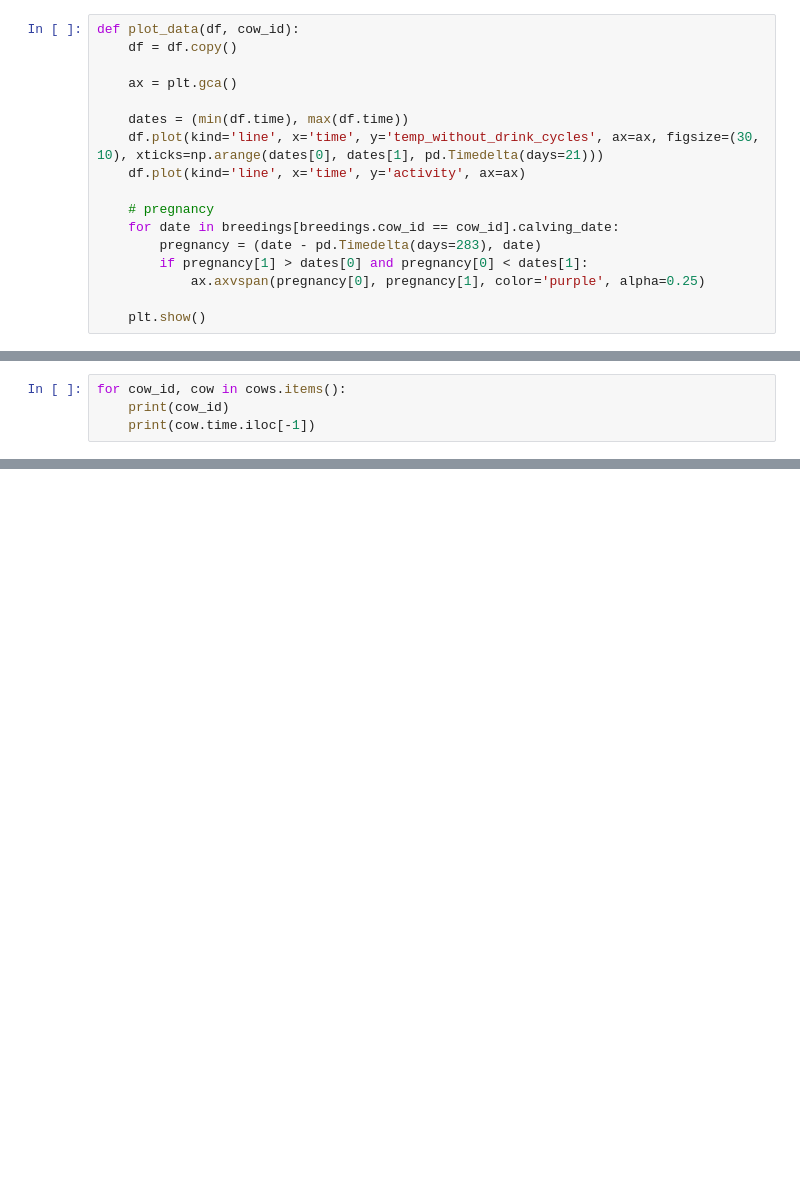
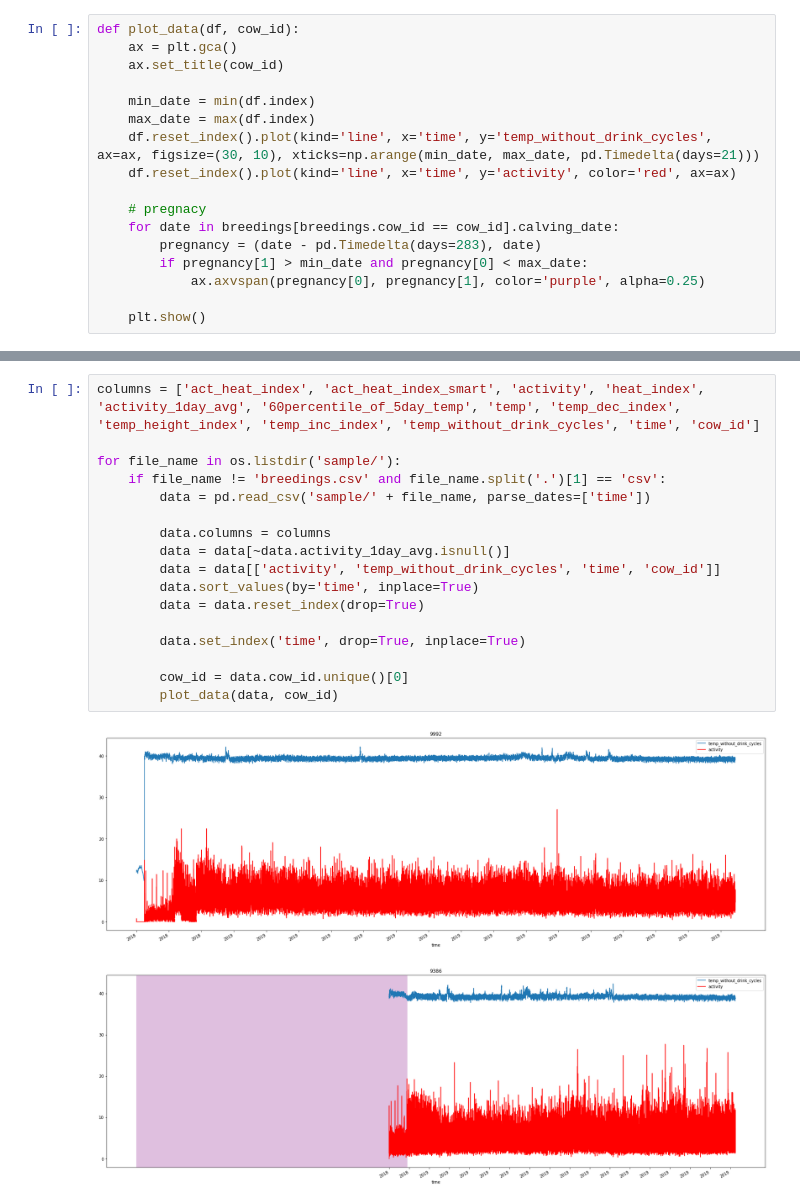
Before and after one commit to AbbyB/CowEstrus, a Jupyter notebook: data_cleaning_real_data.ipynb, the cells around one changed output, grey strips where cells are left out. Saved outputs shown, nothing was run; the diff lists cells and outputs as text; blank space fills up the shorter version.

```diff
--- a/data_cleaning_real_data.ipynb
+++ b/data_cleaning_real_data.ipynb
@@ -69,17 +34,17 @@ breedings
 # %%
 def plot_data(df, cow_id):
-    df = df.copy()
+    ax = plt.gca()
+    ax.set_title(cow_id)
 
-    ax = plt.gca()
+    min_date = min(df.index)
+    max_date = max(df.index)
+    df.reset_index().plot(kind='line', x='time', y='temp_without_drink_cycles', ax=ax, figsize=(30, 10), xticks=np.arange(min_date, max_date, pd.Timedelta(days=21)))
+    df.reset_index().plot(kind='line', x='time', y='activity', color='red', ax=ax)
 
-    dates = (min(df.time), max(df.time))
-    df.plot(kind='line', x='time', y='temp_without_drink_cycles', ax=ax, figsize=(30, 10), xticks=np.arange(dates[0], dates[1], pd.Timedelta(days=21)))
-    df.plot(kind='line', x='time', y='activity', ax=ax)
-
-    # pregnancy
+    # pregnacy
     for date in breedings[breedings.cow_id == cow_id].calving_date:
         pregnancy = (date - pd.Timedelta(days=283), date)
-        if pregnancy[1] > dates[0] and pregnancy[0] < dates[1]:
+        if pregnancy[1] > min_date and pregnancy[0] < max_date:
             ax.axvspan(pregnancy[0], pregnancy[1], color='purple', alpha=0.25)
 
     plt.show()
@@ -140,4 +97,0 @@ for file_name in os.listdir('sample/'):
-# %%
-for cow_id, cow in cows.items():
-    print(cow_id)
-    print(cow.time.iloc[-1])
@@ -164,0 +98,20 @@ for cow_id, cow in cows.items():
+# %%
+columns = ['act_heat_index', 'act_heat_index_smart', 'activity', 'heat_index', 'activity_1day_avg', '60percentile_of_5day_temp', 'temp', 'temp_dec_index', 'temp_height_index', 'temp_inc_index', 'temp_without_drink_cycles', 'time', 'cow_id']
+
+for file_name in os.listdir('sample/'):
+    if file_name != 'breedings.csv' and file_name.split('.')[1] == 'csv':
+        data = pd.read_csv('sample/' + file_name, parse_dates=['time'])
+
+        data.columns = columns
+        data = data[~data.activity_1day_avg.isnull()]
+        data = data[['activity', 'temp_without_drink_cycles', 'time', 'cow_id']]
+        data.sort_values(by='time', inplace=True)
+        data = data.reset_index(drop=True)
+
+        data.set_index('time', drop=True, inplace=True)
+
+        cow_id = data.cow_id.unique()[0]
+        plot_data(data, cow_id)
+# %% [output]
+[figure, added]
+[figure, added]
```
Also changed, not shown: parts of 7 cells of this notebook, 16 other files.
